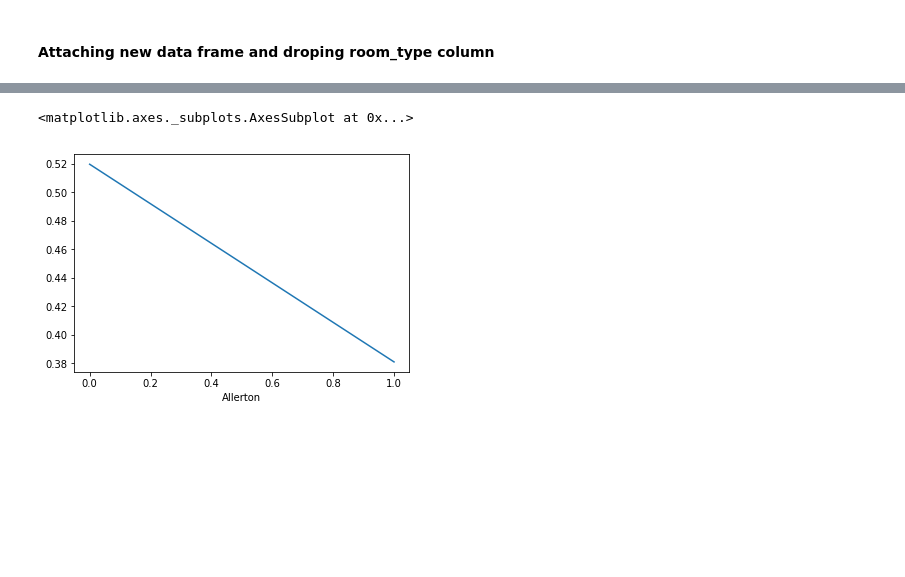
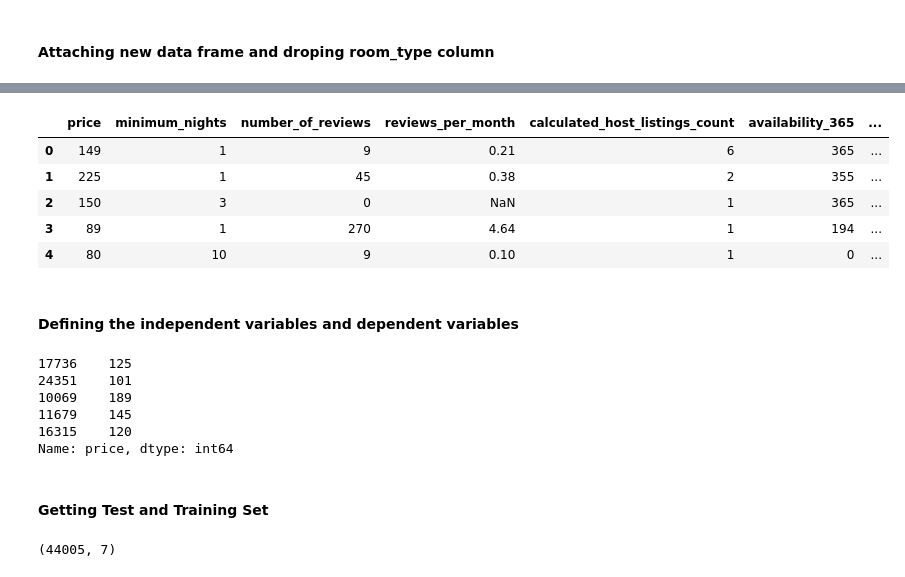
Before and after one commit to leosquintero/Airbnb-data-science-project, a Jupyter notebook: AirBnb EDA.ipynb, the cells around one changed output, grey strips where cells are left out. Cells and saved outputs as stored; diff of their text form; code cells hidden in the pictures; blank space fills up the shorter version.

```diff
--- a/AirBnb EDA.ipynb
+++ b/AirBnb EDA.ipynb
@@ -420,6 +452,6 @@ dummies.head()
 # %% [markdown]
 #### Merging both data frames
 # %%
-bnb = pd.concat([bnb, dummies], axis = 1)
+bnb2 = pd.concat([bnb2, dummies], axis = 1)
 bnb.head()
 # %% [output]
@@ -433,6 +464,6 @@ bnb.head()
 # %% [markdown]
 #### Now that the neighbourhood has been dummifyed, I can remove the neighbourhood column.
 # %%
-bnb = bnb.drop(columns = ['neighbourhood'])
+bnb2 = bnb2.drop(columns = ['neighbourhood'])
 bnb.head()
 # %% [output]
@@ -459,6 +489,6 @@ room_dummy.head()
 # %% [markdown]
 #### Attaching new data frame and droping room_type column
 # %%
-bnb = pd.concat([bnb, room_dummy], axis = 1)
+bnb2 = pd.concat([bnb2, room_dummy], axis = 1)
 bnb.head()
 # %% [output]
@@ -483,5 +501,25 @@ bnb.head()
-# %%
-bnb.groupby('Allerton')["Entire home/apt"].mean().plot()
-# %% [output]
-<matplotlib.axes._subplots.AxesSubplot at 0x...>
-[figure, removed]
+# %%
+bnb2 = bnb2.drop(columns = ['reviews_per_month'])
+# %%
+bnb2.head()
+# %% [output]
+|  | price | minimum_nights | number_of_reviews | reviews_per_month | calculated_host_listings_count | availability_365 | ... |
+| 0 | 149 | 1 | 9 | 0.21 | 6 | 365 | ... |
+| 1 | 225 | 1 | 45 | 0.38 | 2 | 355 | ... |
+| 2 | 150 | 3 | 0 | NaN | 1 | 365 | ... |
+| 3 | 89 | 1 | 270 | 4.64 | 1 | 194 | ... |
+| 4 | 80 | 10 | 9 | 0.10 | 1 | 0 | ... |
+# %% [markdown]
+#### Defining the independent variables and dependent variables
+# %%
+x = bnb2.iloc[:,[0,1,3,4,5,6,7]]
+y = bnb2['price']
+# %% [output]
+17736    125
+24351    101
+10069    189
+11679    145
+16315    120
+Name: price, dtype: int64
+# %% [markdown]
+#### Getting Test and Training Set
@@ -487,0 +530,4 @@ bnb.groupby('Allerton')["Entire home/apt"].mean().plot()
+# %%
+x_train.shape
+# %% [output]
+(44005, 7)
```
Also changed, not shown: parts of 21 cells of this notebook, 1 other file.
